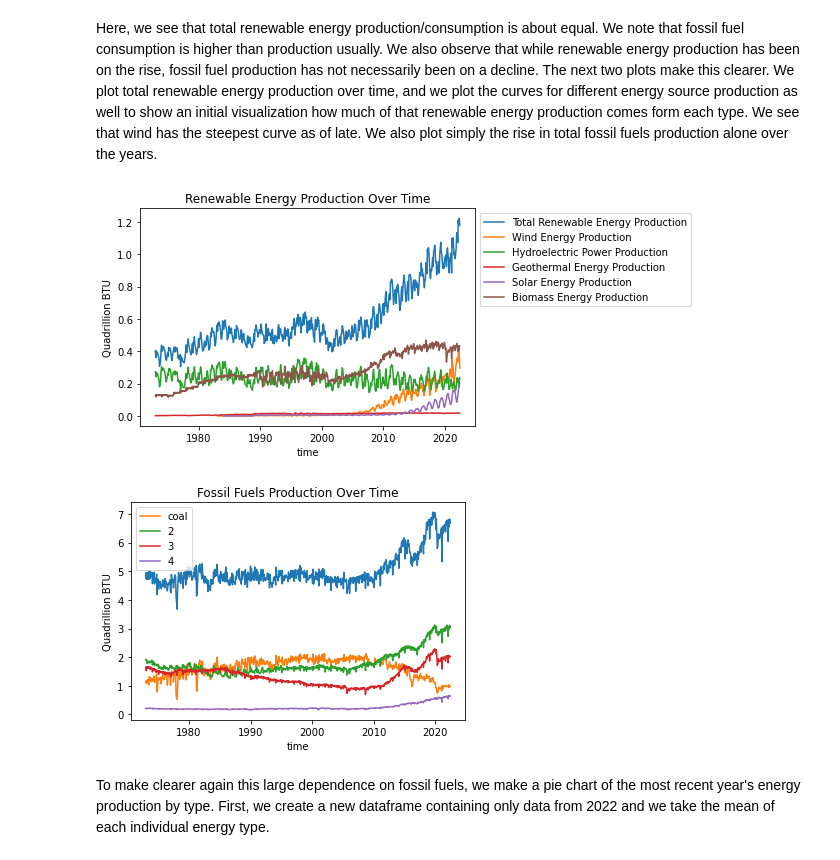
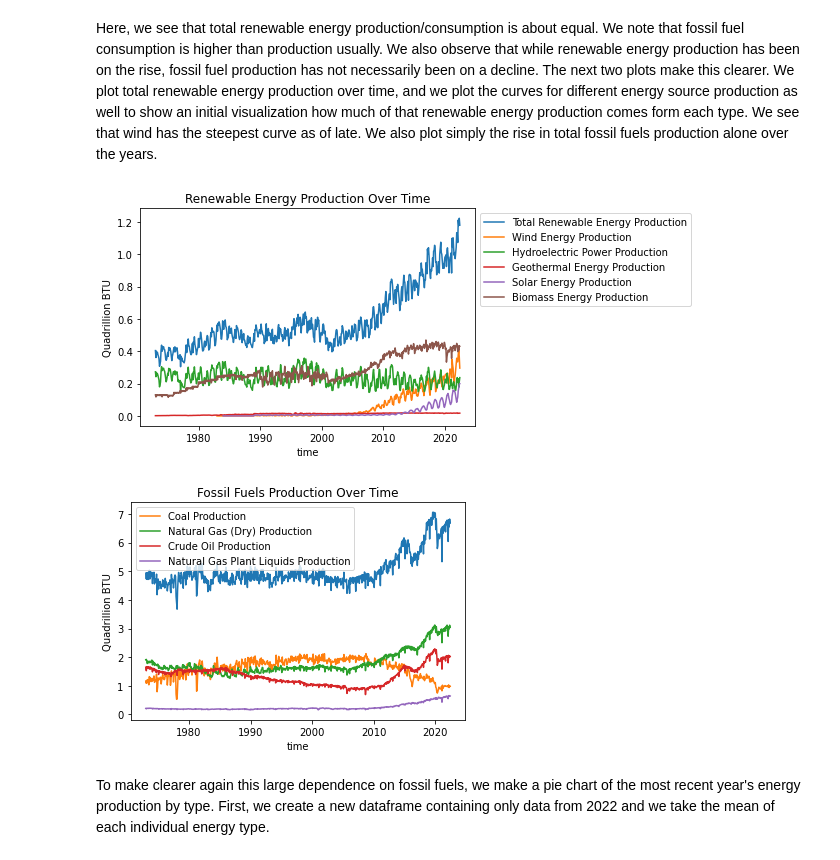
Before and after one commit to akkij26/info_2950, a Jupyter notebook: Phase_2_final.ipynb, the cells around one changed output. Cells and saved outputs as stored; diff of their text form; code cells hidden in the pictures.

```diff
--- a/Phase_2_final.ipynb
+++ b/Phase_2_final.ipynb
@@ -271,33 +259,33 @@ Here, we see that total renewable energy production/consumption is about equal.
 # %%
 #plotting total renewable energy production as well as wind energy production curve
 sns.lineplot(data = total_df, x = 'date', y = 'Total Renewable Energy Production', label = 'Total Renewable Energy Production')
 sns.lineplot(data = total_df, x = 'date', y = 'Wind Energy Production', label = 'Wind Energy Production')
 sns.lineplot(data = total_df, x = 'date', y = 'Hydroelectric Power Production', label = 'Hydroelectric Power Production')
 sns.lineplot(data = total_df, x = 'date', y = 'Geothermal Energy Production', label = 'Geothermal Energy Production')
 sns.lineplot(data = total_df, x = 'date', y = 'Solar Energy Production', label = 'Solar Energy Production')
 sns.lineplot(data = total_df, x = 'date', y = 'Biomass Energy Production', label = 'Biomass Energy Production')
 
 
 plt.title("Renewable Energy Production Over Time")
 plt.xlabel("time")
 plt.ylabel("Quadrillion BTU")
 plt.legend(bbox_to_anchor=(1.0, 1.0))
 plt.show()
 
 #plotting total fossil fuels production alone over the years
 sns.lineplot(data = total_df, x = 'date', y = 'Total Fossil Fuels Production')
-sns.lineplot(data = total_df, x = 'date', y = 'Coal Production', label = 'coal')
-sns.lineplot(data = total_df, x = 'date', y = 'Natural Gas (Dry) Production', label = '2')
-sns.lineplot(data = total_df, x = 'date', y = 'Crude Oil Production', label = '3')
-sns.lineplot(data = total_df, x = 'date', y = 'Natural Gas Plant Liquids Production', label = '4')
+sns.lineplot(data = total_df, x = 'date', y = 'Coal Production', label = 'Coal Production')
+sns.lineplot(data = total_df, x = 'date', y = 'Natural Gas (Dry) Production', label = 'Natural Gas (Dry) Production')
+sns.lineplot(data = total_df, x = 'date', y = 'Crude Oil Production', label = 'Crude Oil Production')
+sns.lineplot(data = total_df, x = 'date', y = 'Natural Gas Plant Liquids Production', label = 'Natural Gas Plant Liquids Production')
 
 plt.title("Fossil Fuels Production Over Time")
 plt.xlabel("time")
 plt.ylabel("Quadrillion BTU")
 plt.show()
 # %% [output]
 [figure]
-[figure, old version]
+[figure, new version]
 # %% [markdown]
 To make clearer again this large dependence on fossil fuels, we make a pie chart of the most recent year's energy production by type. First, we create a new dataframe containing only data from 2022 and we take the mean of each individual energy type.
 # %%
```
Also changed, not shown: parts of 66 cells of this notebook.
